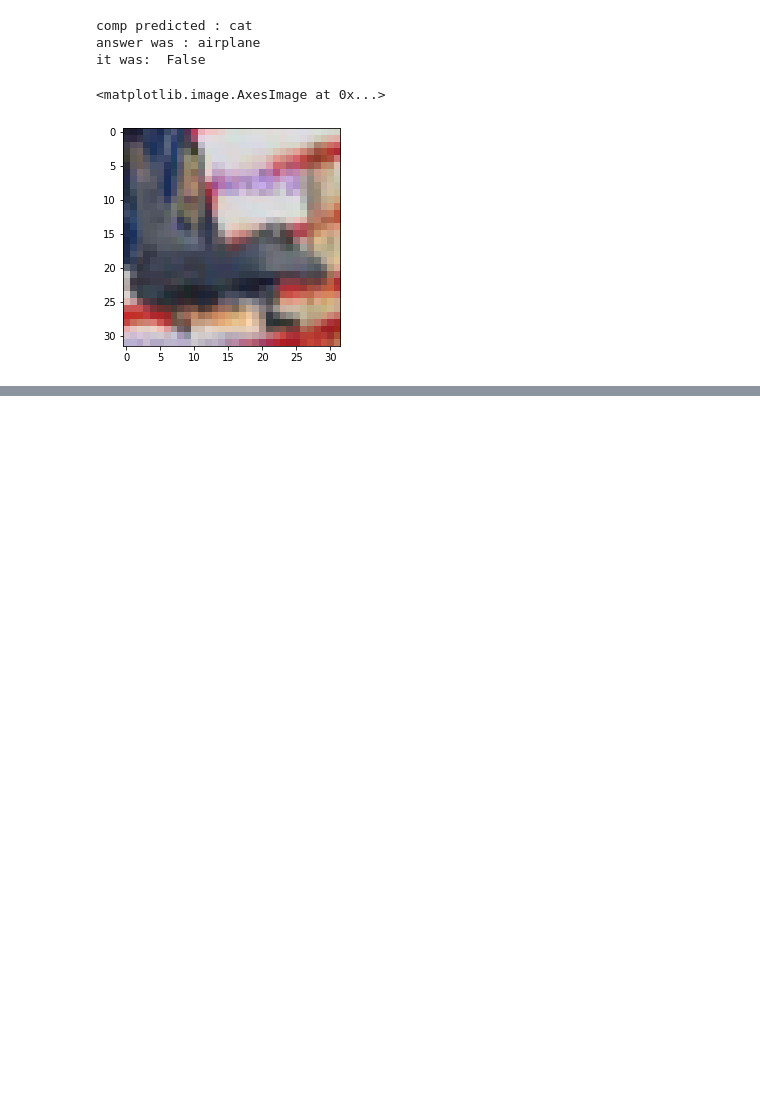
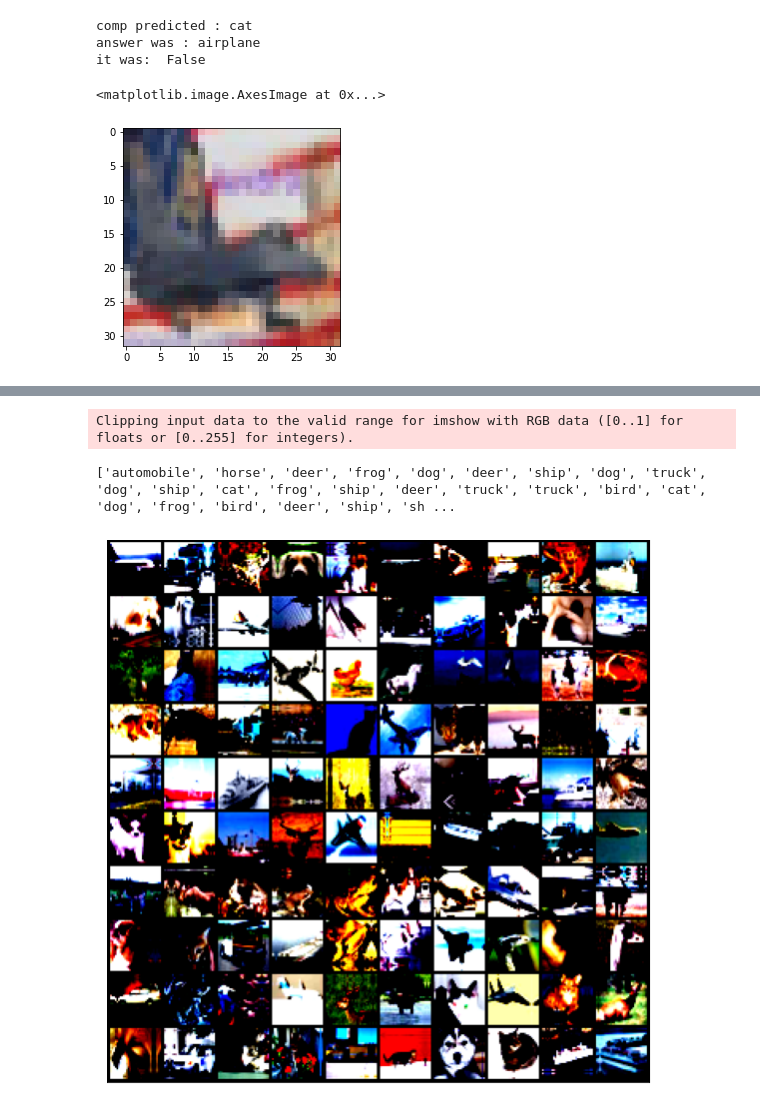
Before and after one commit to neildeo05/ml-notebooks, a Jupyter notebook: resnet.ipynb, the cells around one changed output, grey strips where cells are left out. Drawn from its saved outputs; the diff is of its cells as text; code cells hidden in the pictures; blank space fills up the shorter version.

```diff
--- a/resnet.ipynb
+++ b/resnet.ipynb
@@ -394,0 +549,15 @@ it was:  False
+# %%
+#create the data loader
+#num workers - use up to 8 cpu cores to load the data, makes sure that there is no repeated memory allocation for the data
+train_dl = DataLoader(train_ds, 256, shuffle=True, num_workers=8, pin_memory=True)
+valid_dl = DataLoader(train_ds, 256, shuffle=True, num_workers=8, pin_memory=True)
+# %%
+show_batch(train_dl)
+#ngl that makes my eyes hurrrrrrt
+
+
+#the transofmrations have been applied, and the layers have been normalized
+# %% [output]
+Clipping input data to the valid range for imshow with RGB data ([0..1] for floats or [0..255] for integers).
+['automobile', 'horse', 'deer', 'frog', 'dog', 'deer', 'ship', 'dog', 'truck', 'dog', 'ship', 'cat', 'frog', 'ship', 'deer', 'truck', 'truck', 'bird', 'cat', 'dog', 'frog', 'bird', 'deer', 'ship', 'sh ...
+[figure, added]
```
Also changed, not shown: parts of 35 cells of this notebook.
